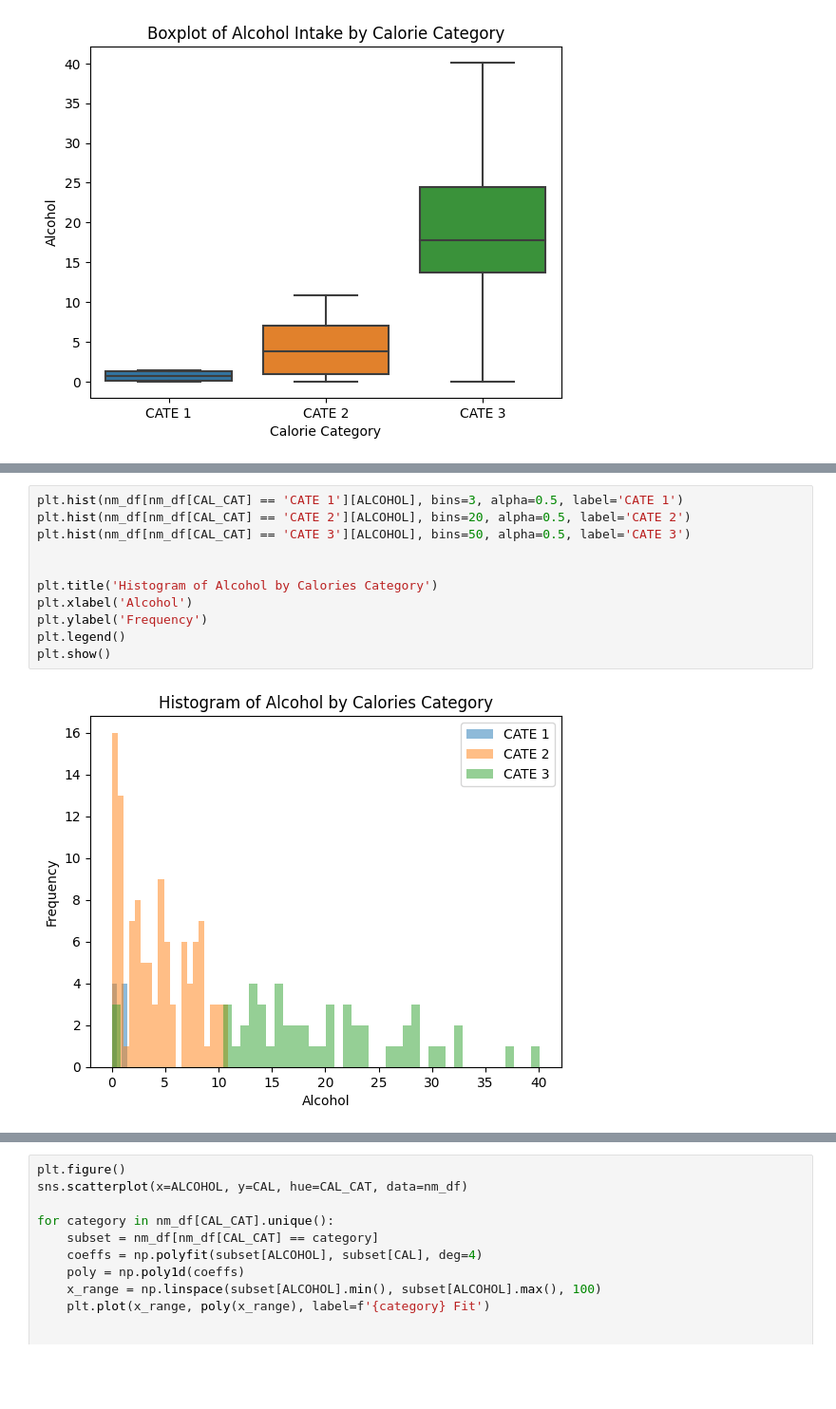
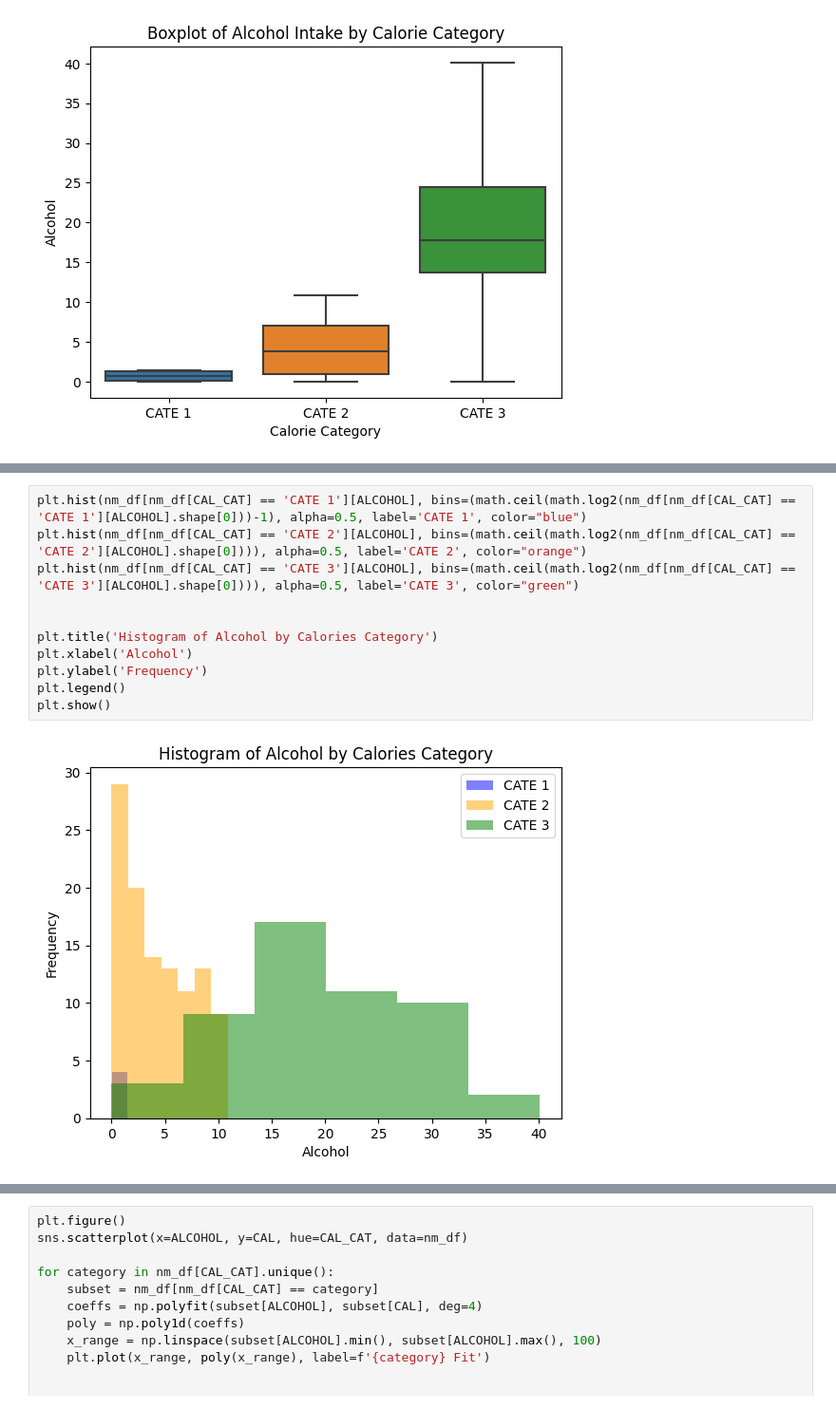
Before and after one commit to prausela/nutri-stats, a Jupyter notebook: main.ipynb, the cells around one changed output, grey strips where cells are left out. Shown: that part at 95% size. Drawn from its saved outputs; the diff is of its cells as text; blank space fills up the shorter version.

Commit message:
Add separated histograms for alcohol vs calories

```diff
--- a/main.ipynb
+++ b/main.ipynb
@@ -666,13 +700,13 @@ plt.show()
 # %%
-plt.hist(nm_df[nm_df[CAL_CAT] == 'CATE 1'][ALCOHOL], bins=3, alpha=0.5, label='CATE 1')
-plt.hist(nm_df[nm_df[CAL_CAT] == 'CATE 2'][ALCOHOL], bins=20, alpha=0.5, label='CATE 2')
-plt.hist(nm_df[nm_df[CAL_CAT] == 'CATE 3'][ALCOHOL], bins=50, alpha=0.5, label='CATE 3')
+plt.hist(nm_df[nm_df[CAL_CAT] == 'CATE 1'][ALCOHOL], bins=(math.ceil(math.log2(nm_df[nm_df[CAL_CAT] == 'CATE 1'][ALCOHOL].shape[0]))-1), alpha=0.5, label='CATE 1', color="blue")
+plt.hist(nm_df[nm_df[CAL_CAT] == 'CATE 2'][ALCOHOL], bins=(math.ceil(math.log2(nm_df[nm_df[CAL_CAT] == 'CATE 2'][ALCOHOL].shape[0]))), alpha=0.5, label='CATE 2', color="orange")
+plt.hist(nm_df[nm_df[CAL_CAT] == 'CATE 3'][ALCOHOL], bins=(math.ceil(math.log2(nm_df[nm_df[CAL_CAT] == 'CATE 3'][ALCOHOL].shape[0]))), alpha=0.5, label='CATE 3', color="green")
 
 
 plt.title('Histogram of Alcohol by Calories Category')
 plt.xlabel('Alcohol')
 plt.ylabel('Frequency')
 plt.legend()
 plt.show()
 # %% [output]
-[figure, old version]
+[figure, new version]
```
Also changed, not shown: parts of 5 cells of this notebook.
